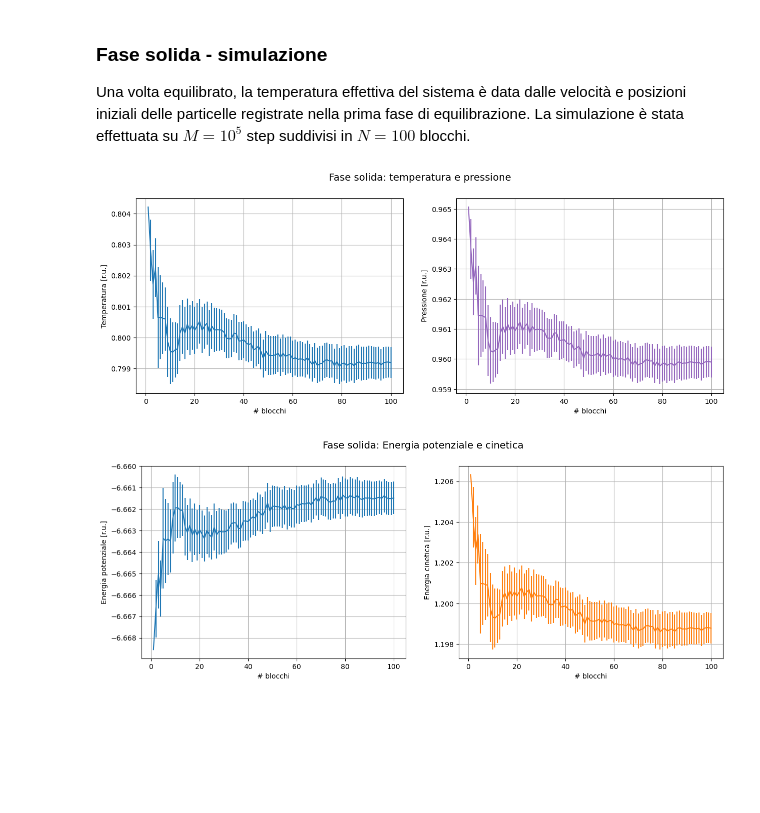
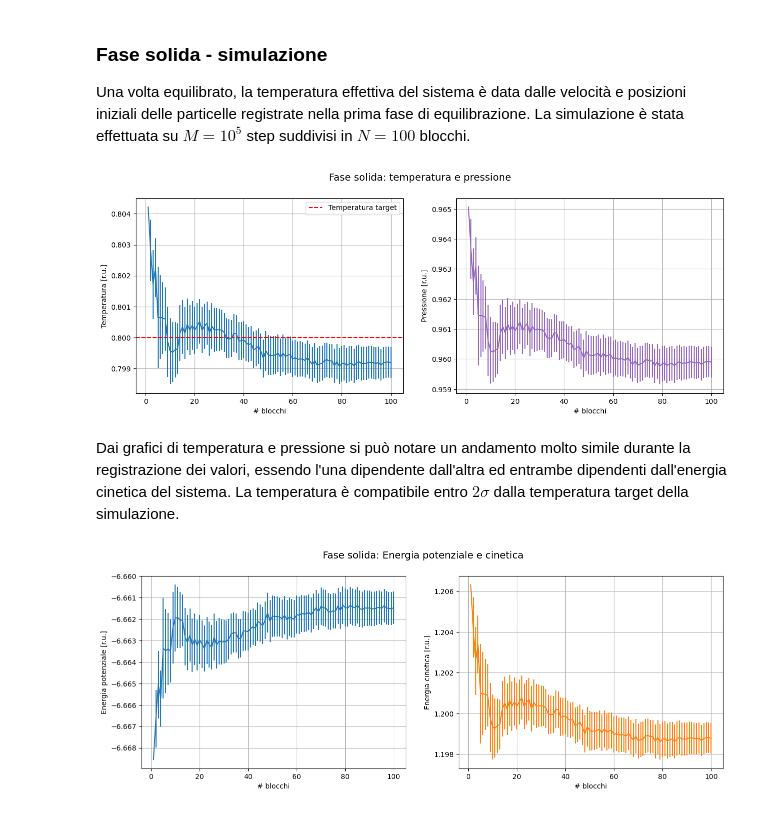
Before and after one commit to paolo-magnani/Esercizi_LSN, a Jupyter notebook: Es04/Paolo_Magnani_Esercitazione_4.ipynb, the cells around one changed output. Drawn from its saved outputs; the diff is of its cells as text; code cells hidden in the pictures; blank space fills up the shorter version.

```diff
--- a/Es04/Paolo_Magnani_Esercitazione_4.ipynb
+++ b/Es04/Paolo_Magnani_Esercitazione_4.ipynb
@@ -38,26 +38,29 @@ Una volta equilibrato, la temperatura effettiva del sistema è data dalle veloci
 # %%
 x, pres, error = np.loadtxt("risultati/Solid/output_pres.dat", usecols=(0,2,3), unpack='true')
 x2, temp, error2 = np.loadtxt("risultati/Solid/output_temp.dat", usecols=(0,2,3), unpack='true')
 
 fig, [ax0, ax1] = plt.subplots(1, 2, figsize=(15,5))
 
 fig.suptitle("Fase solida: temperatura e pressione", size=14)
 
 ax0.errorbar(x2,temp,yerr=error2)
 ax0.set_xlabel('# blocchi')
 ax0.set_ylabel("Temperatura [r.u.]")
+ax0.axhline(y=0.8, color="red", ls='--', label='Temperatura target')
 ax0.grid(True)
-#ax0.legend()
+ax0.legend()
 
 ax1.errorbar(x,pres,yerr=error, color='C4')
 ax1.set_xlabel('# blocchi')
 ax1.set_ylabel("Pressione [r.u.]")
 ax1.grid(True)
 #ax1.legend()
 
 plt.show()
 # %% [output]
-[figure, old version]
+[figure, new version]
+# %% [markdown]
+Dai grafici di temperatura e pressione si può notare un andamento molto simile durante la registrazione dei valori, essendo l'una dipendente dall'altra ed entrambe dipendenti dall'energia cinetica del sistema. La temperatura è compatibile entro $2\sigma$ dalla temperatura target della simulazione.
 # %%
 x, kin, error = np.loadtxt("risultati/Solid/output_ekin.dat", usecols=(0,2,3), unpack='true')
 x2, pot, error2 = np.loadtxt("risultati/Solid/output_epot.dat", usecols=(0,2,3), unpack='true')
```
Also changed, not shown: parts of 7 cells of this notebook, 14 other files.
